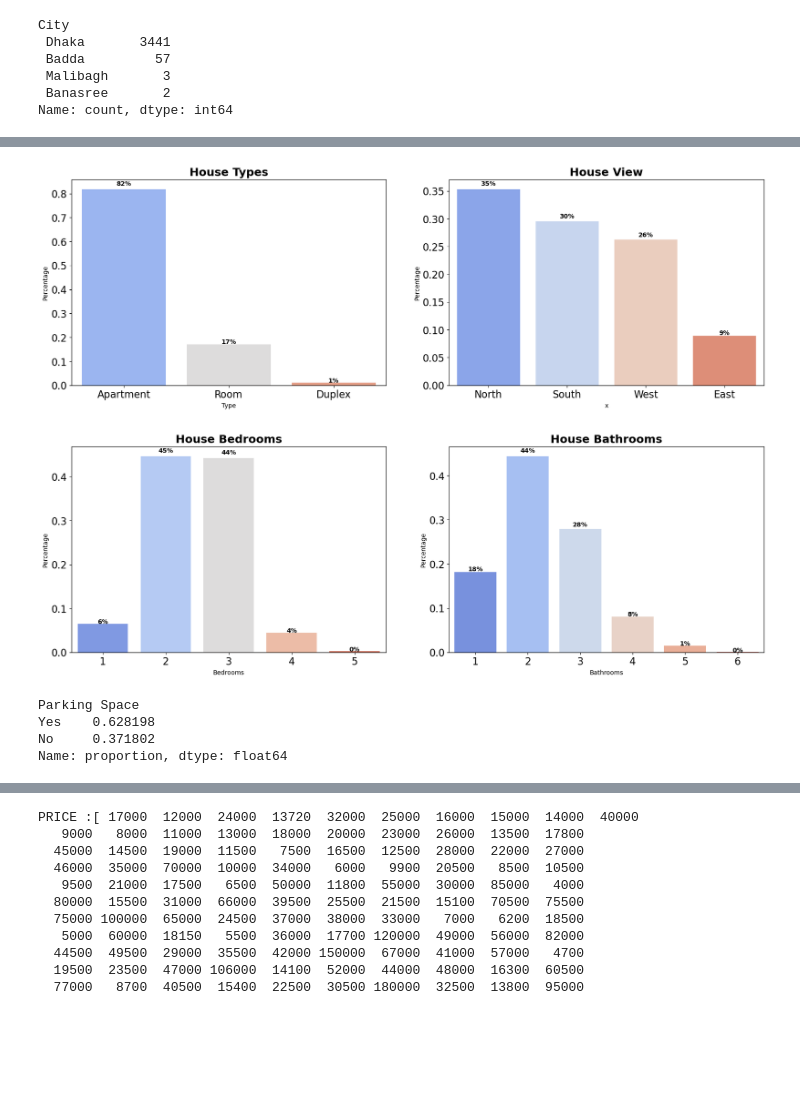
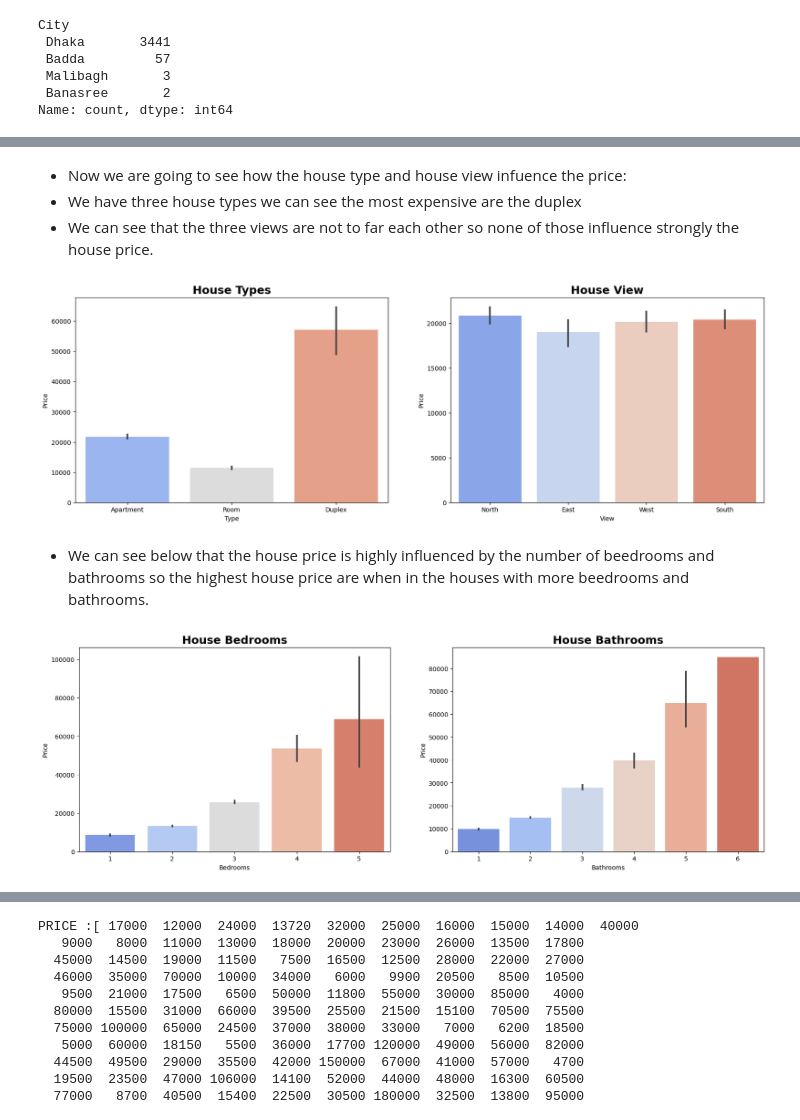
Before and after one commit to jhonnovax/House-Price-Prediction, a Jupyter notebook: house-price-prediction.ipynb, the cells around one changed output, grey strips where cells are left out. Cells and saved outputs as stored; diff of their text form; code cells hidden in the pictures; blank space fills up the shorter version.

```diff
--- a/house-price-prediction.ipynb
+++ b/house-price-prediction.ipynb
@@ -205,66 +210,32 @@ plt.show()
+# %% [markdown]
+- Now we are going to see how the house type and house view infuence the price:
+- We have three house types we can see the most expensive are the duplex
+- We can see that the three views are not to far each other so none of those influence strongly the house price.
 # %%
 plt.figure(figsize = (20,6))
 plt.subplot(1,2,1)
-eda_percentage = df['Type'].value_counts(normalize = True).rename_axis('Type').reset_index(name = 'Percentage')
-ax = sns.barplot(x = 'Type', y = 'Percentage', data = eda_percentage, palette = 'coolwarm')
-for p in ax.patches:
-    width = p.get_width()
-    height = p.get_height()
-    x, y = p.get_xy()
-    ax.annotate(f'{height:.0%}', (x + width/2, y + height*1.02), ha='center', fontweight='bold')
+sns.barplot(x = 'Type', y = 'Price', data = df, palette = 'coolwarm')
 plt.title('House Types', fontsize=18, fontweight='bold')
-plt.xticks(fontsize=16)
-plt.yticks(fontsize=16)
 
 plt.subplot(1,2,2)
-eda_percentage = df['View'].value_counts(normalize = True).rename_axis('x').reset_index(name = 'Percentage')
-ax = sns.barplot(x = 'x', y = 'Percentage', data = eda_percentage, palette = 'coolwarm')
-for p in ax.patches:
-    width = p.get_width()
-    height = p.get_height()
-    x, y = p.get_xy()
-    ax.annotate(f'{height:.0%}', (x + width/2, y + height*1.02), ha='center', fontweight='bold')
+sns.barplot(x = 'View', y = 'Price', data = df, palette = 'coolwarm')
 plt.title('House View', fontsize=18, fontweight='bold')
-plt.xticks(fontsize=16)
-plt.yticks(fontsize=16)
 
 plt.show()
 # %% [output]
-[figure, old version]
+[figure, new version]
+# %% [markdown]
+- We can see below that the house price is highly influenced by the number of beedrooms and bathrooms so the highest house price are when in the houses with more beedrooms and bathrooms.
 # %%
 plt.figure(figsize = (20,6))
-
 plt.subplot(1,2,1)
-eda_percentage = df['Bedrooms'].value_counts(normalize = True).rename_axis('Bedrooms').reset_index(name = 'Percentage')
-ax = sns.barplot(x = 'Bedrooms', y = 'Percentage', data = eda_percentage, palette = 'coolwarm')
-for p in ax.patches:
-    width = p.get_width()
-    height = p.get_height()
-    x, y = p.get_xy()
-    ax.annotate(f'{height:.0%}', (x + width/2, y + height*1.02), ha='center', fontweight='bold')
+sns.barplot(x = 'Bedrooms', y = 'Price', data = df, palette = 'coolwarm')
 plt.title('House Bedrooms', fontsize=18, fontweight='bold')
-plt.xticks(fontsize=16)
-plt.yticks(fontsize=16)
 
 plt.subplot(1,2,2)
-eda_percentage = df['Bathrooms'].value_counts(normalize = True).rename_axis('Bathrooms').reset_index(name = 'Percentage')
-ax = sns.barplot(x = 'Bathrooms', y = 'Percentage', data = eda_percentage, palette = 'coolwarm')
-for p in ax.patches:
-    width = p.get_width()
-    height = p.get_height()
-    x, y = p.get_xy()
-    ax.annotate(f'{height:.0%}', (x + width/2, y + height*1.02), ha='center', fontweight='bold')
+sns.barplot(x = 'Bathrooms', y = 'Price', data = df, palette = 'coolwarm')
 plt.title('House Bathrooms', fontsize=18, fontweight='bold')
-plt.xticks(fontsize=16)
-plt.yticks(fontsize=16)
 
 plt.show()
 # %% [output]
-[figure, old version]
+[figure, new version]
-# %%
-df['Parking Space'].value_counts(normalize = True)
-# %% [output]
-Parking Space
-Yes    0.628198
-No     0.371802
-Name: proportion, dtype: float64
```
Also changed, not shown: parts of 43 cells of this notebook.
